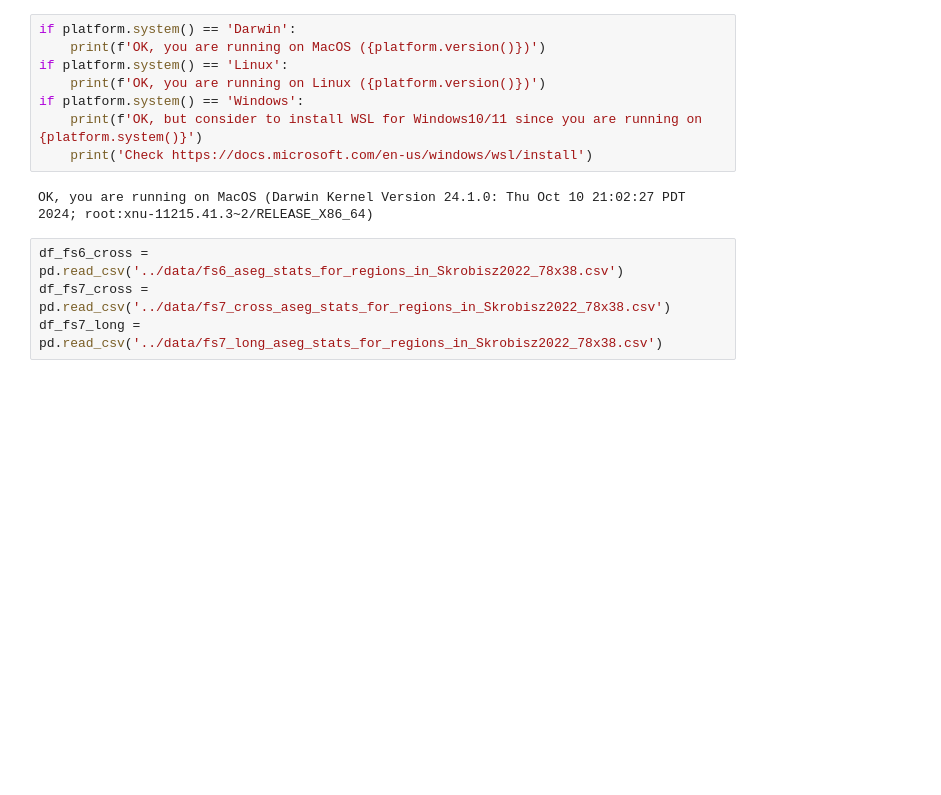
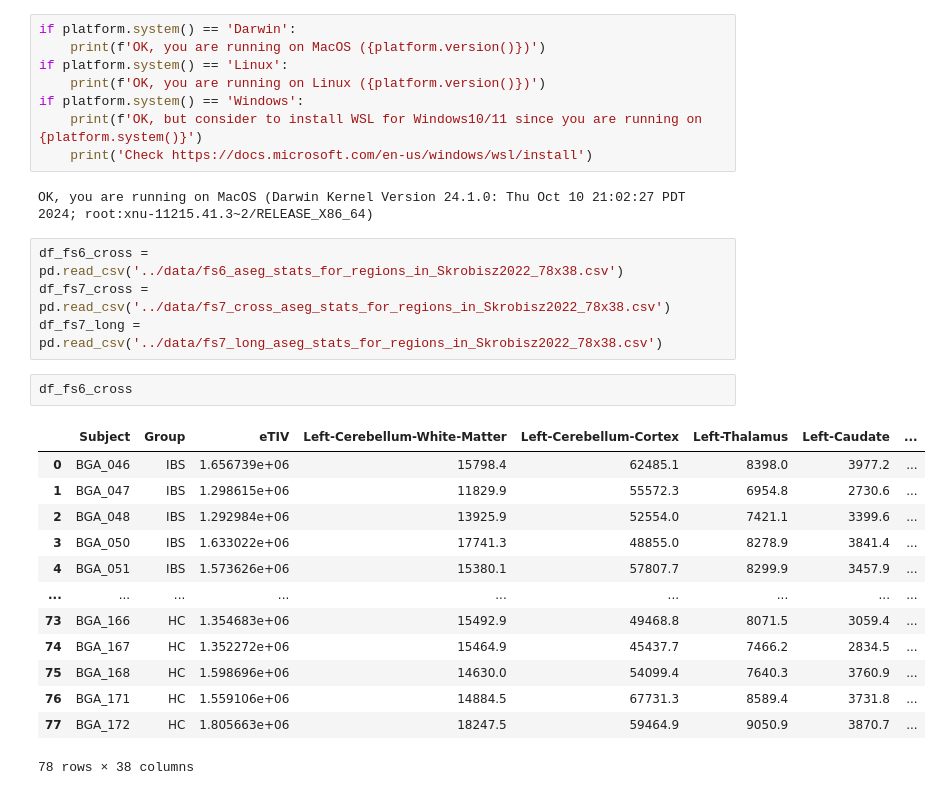
Before and after one commit to arvidl/ibs-brain, a Jupyter notebook: notebooks/04-comparing-FS-versions-on-same-dataset.ipynb, the cells around one changed output. Cells and saved outputs as stored; diff of their text form; blank space fills up the shorter version.

```diff
--- a/notebooks/04-comparing-FS-versions-on-same-dataset.ipynb
+++ b/notebooks/04-comparing-FS-versions-on-same-dataset.ipynb
@@ -71,3 +71,19 @@ OK, you are running on MacOS (Darwin Kernel Version 24.1.0: Thu Oct 10 21:02:27
 df_fs6_cross = pd.read_csv('../data/fs6_aseg_stats_for_regions_in_Skrobisz2022_78x38.csv')
 df_fs7_cross = pd.read_csv('../data/fs7_cross_aseg_stats_for_regions_in_Skrobisz2022_78x38.csv')
 df_fs7_long = pd.read_csv('../data/fs7_long_aseg_stats_for_regions_in_Skrobisz2022_78x38.csv')
+# %%
+df_fs6_cross
+# %% [output]
+|  | Subject | Group | eTIV | Left-Cerebellum-White-Matter | Left-Cerebellum-Cortex | Left-Thalamus | Left-Caudate | ... |
+| 0 | BGA_046 | IBS | 1.656739e+06 | 15798.4 | 62485.1 | 8398.0 | 3977.2 | ... |
+| 1 | BGA_047 | IBS | 1.298615e+06 | 11829.9 | 55572.3 | 6954.8 | 2730.6 | ... |
+| 2 | BGA_048 | IBS | 1.292984e+06 | 13925.9 | 52554.0 | 7421.1 | 3399.6 | ... |
+| 3 | BGA_050 | IBS | 1.633022e+06 | 17741.3 | 48855.0 | 8278.9 | 3841.4 | ... |
+| 4 | BGA_051 | IBS | 1.573626e+06 | 15380.1 | 57807.7 | 8299.9 | 3457.9 | ... |
+| ... | ... | ... | ... | ... | ... | ... | ... | ... |
+| 73 | BGA_166 | HC | 1.354683e+06 | 15492.9 | 49468.8 | 8071.5 | 3059.4 | ... |
+| 74 | BGA_167 | HC | 1.352272e+06 | 15464.9 | 45437.7 | 7466.2 | 2834.5 | ... |
+| 75 | BGA_168 | HC | 1.598696e+06 | 14630.0 | 54099.4 | 7640.3 | 3760.9 | ... |
+| 76 | BGA_171 | HC | 1.559106e+06 | 14884.5 | 67731.3 | 8589.4 | 3731.8 | ... |
+| 77 | BGA_172 | HC | 1.805663e+06 | 18247.5 | 59464.9 | 9050.9 | 3870.7 | ... |
+78 rows × 38 columns
```
Also changed, not shown: parts of 13 cells of this notebook, 2 other files.
